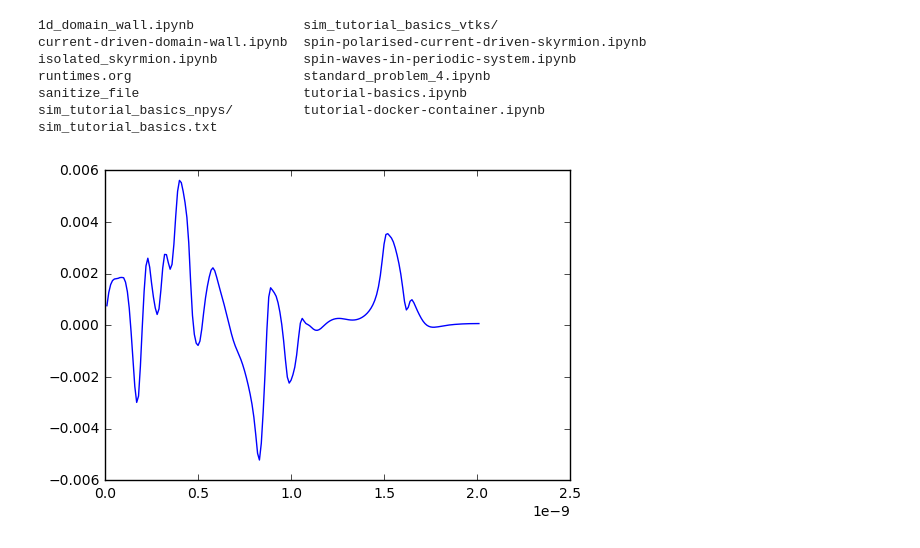
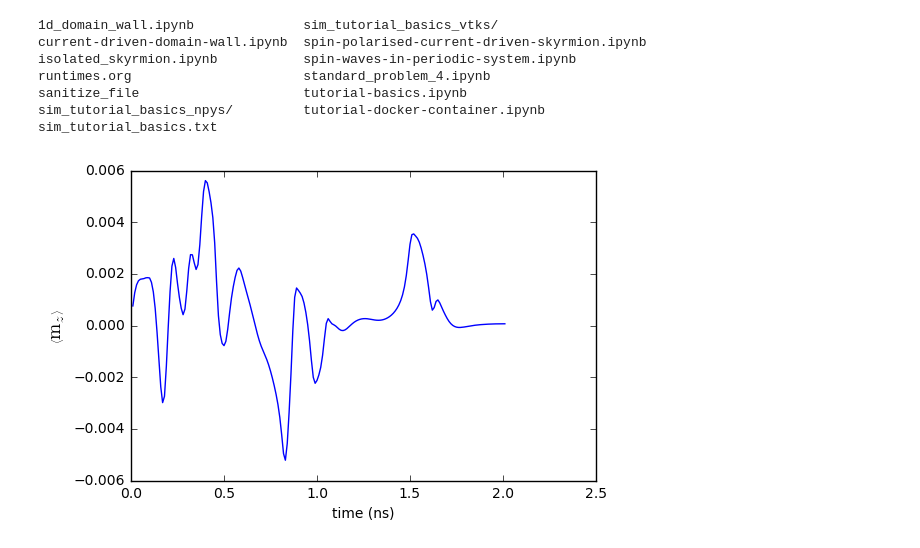
Before and after one commit to computationalmodelling/fidimag, a Jupyter notebook: doc/ipynb/tutorial-basics.ipynb, the cells around one changed output. Saved outputs shown, nothing was run; the diff lists cells and outputs as text; code cells hidden in the pictures.

Commit message:
Improve graphical output in basics tutorial notebook

```diff
--- a/doc/ipynb/tutorial-basics.ipynb
+++ b/doc/ipynb/tutorial-basics.ipynb
@@ -260,8 +260,10 @@ f  = fidimag.common.fileio.DataReader('sim_tutorial_basics.txt')
 # %%
 mz = f.datadic['m_z']
 t = f.datadic['time']
-# %%
-plt.plot(t, mz)
-plt.show()
-# %% [output]
-[figure, removed]
+# %%
+plt.plot(t/1e-9, mz)
+plt.xlabel("time (ns)")
+plt.ylabel(r"$\left\langle \mathrm{m}_z \right\rangle$", fontsize=14)
+plt.show()
+# %% [output]
+[figure, added]
```
